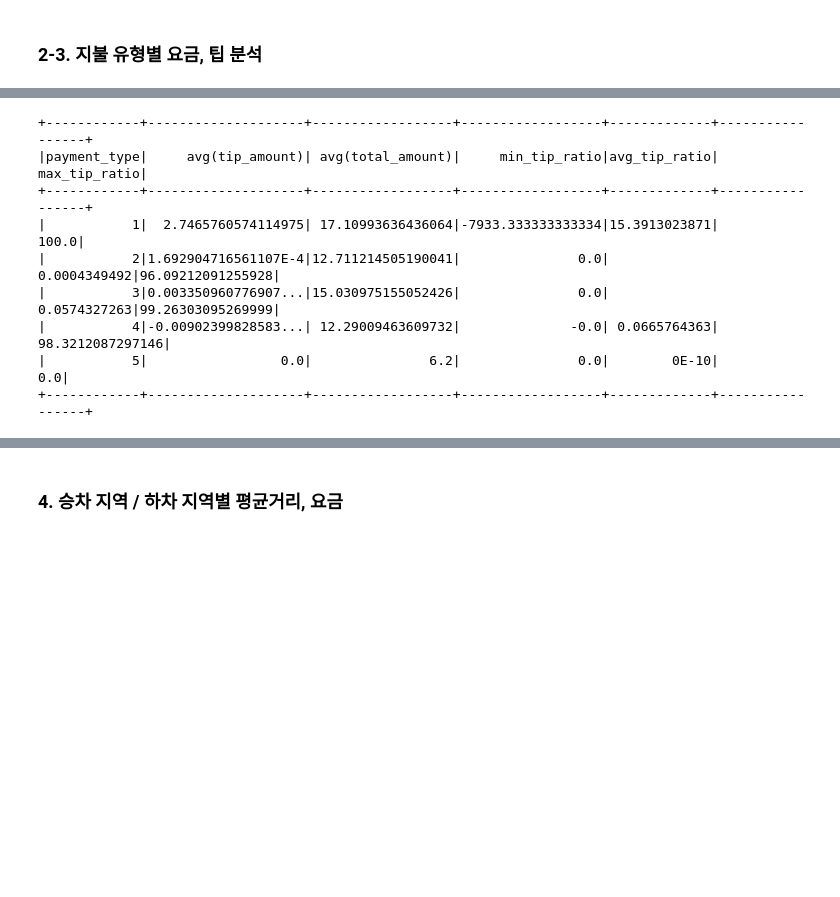
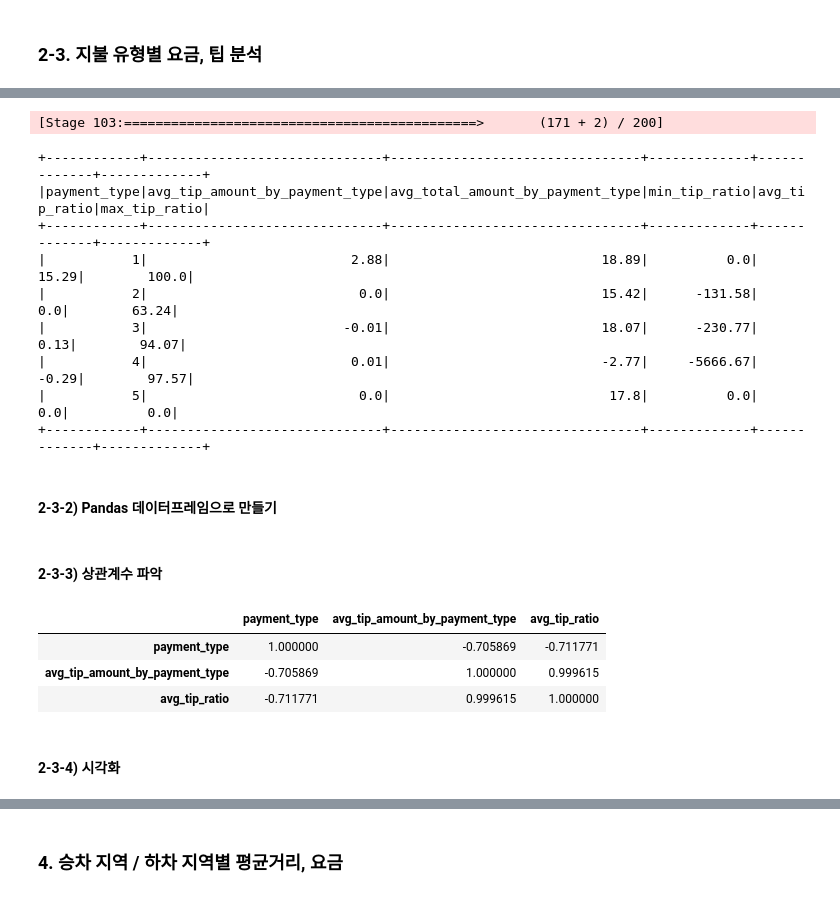
Before and after one commit to ZeroJoon2/aws_test, a Jupyter notebook: src/241211_YellowTaxi2.ipynb, the cells around one changed output, grey strips where cells are left out. Saved outputs shown, nothing was run; the diff lists cells and outputs as text; code cells hidden in the pictures; blank space fills up the shorter version.

```diff
--- a/src/241211_YellowTaxi2.ipynb
+++ b/src/241211_YellowTaxi2.ipynb
@@ -518,26 +595,29 @@ only showing top 20 rows
 ss.sql('''
     SELECT
         payment_type
-        , AVG(tip_amount)
-        , AVG(total_amount)
-        , MIN((tip_amount / total_amount) * 100) as min_tip_ratio
-        , CAST(AVG((tip_amount / total_amount) * 100) AS DECIMAL(30, 10)) AS avg_tip_ratio
-        , MAX((tip_amount / total_amount) * 100) as max_tip_ratio
+        , ROUND(AVG(tip_amount), 2) as avg_tip_amount_by_payment_type
+        , ROUND(AVG(total_amount), 2) as avg_total_amount_by_payment_type
+        , ROUND(MIN((tip_amount / total_amount) * 100), 2) as min_tip_ratio
+        , ROUND(AVG((tip_amount / total_amount) * 100), 2) as avg_tip_ratio
+        , ROUND(MAX((tip_amount / total_amount) * 100), 2) as max_tip_ratio
     FROM table1 as A
     GROUP BY payment_type
     ORDER BY payment_type
 
 ''').show()
 # %% [output]
-+------------+--------------------+------------------+------------------+-------------+-----------------+
-|payment_type|     avg(tip_amount)| avg(total_amount)|     min_tip_ratio|avg_tip_ratio|    max_tip_ratio|
-+------------+--------------------+------------------+------------------+-------------+-----------------+
-|           1|  2.7465760574114975| 17.10993636436064|-7933.333333333334|15.3913023871|            100.0|
-|           2|1.692904716561107E-4|12.711214505190041|               0.0| 0.0004349492|96.09212091255928|
-|           3|0.003350960776907...|15.030975155052426|               0.0| 0.0574327263|99.26303095269999|
-|           4|-0.00902399828583...| 12.29009463609732|              -0.0| 0.0665764363| 98.3212087297146|
-|           5|                 0.0|               6.2|               0.0|        0E-10|              0.0|
-+------------+--------------------+------------------+------------------+-------------+-----------------+
+[Stage 103:=============================================>       (171 + 2) / 200]
++------------+------------------------------+--------------------------------+-------------+-------------+-------------+
+|payment_type|avg_tip_amount_by_payment_type|avg_total_amount_by_payment_type|min_tip_ratio|avg_tip_ratio|max_tip_ratio|
++------------+------------------------------+--------------------------------+-------------+-------------+-------------+
+|           1|                          2.88|                           18.89|          0.0|        15.29|        100.0|
+|           2|                           0.0|                           15.42|      -131.58|          0.0|        63.24|
+|           3|                         -0.01|                           18.07|      -230.77|         0.13|        94.07|
+|           4|                          0.01|                           -2.77|     -5666.67|        -0.29|        97.57|
+|           5|                           0.0|                            17.8|          0.0|          0.0|          0.0|
++------------+------------------------------+--------------------------------+-------------+-------------+-------------+
+# %% [markdown]
+#### 2-3-2) Pandas 데이터프레임으로 만들기
 # %%
 df3 = ss.sql('''
     SELECT
@@ -554,0 +648,11 @@ df3 = ss.sql('''
+# %% [markdown]
+#### 2-3-3) 상관계수 파악
+# %%
+df3.corr()
+# %% [output]
+|  | payment_type | avg_tip_amount_by_payment_type | avg_tip_ratio |
+| payment_type | 1.000000 | -0.705869 | -0.711771 |
+| avg_tip_amount_by_payment_type | -0.705869 | 1.000000 | 0.999615 |
+| avg_tip_ratio | -0.711771 | 0.999615 | 1.000000 |
+# %% [markdown]
+#### 2-3-4) 시각화
```
Also changed, not shown: parts of 28 cells of this notebook, 4 other files.
